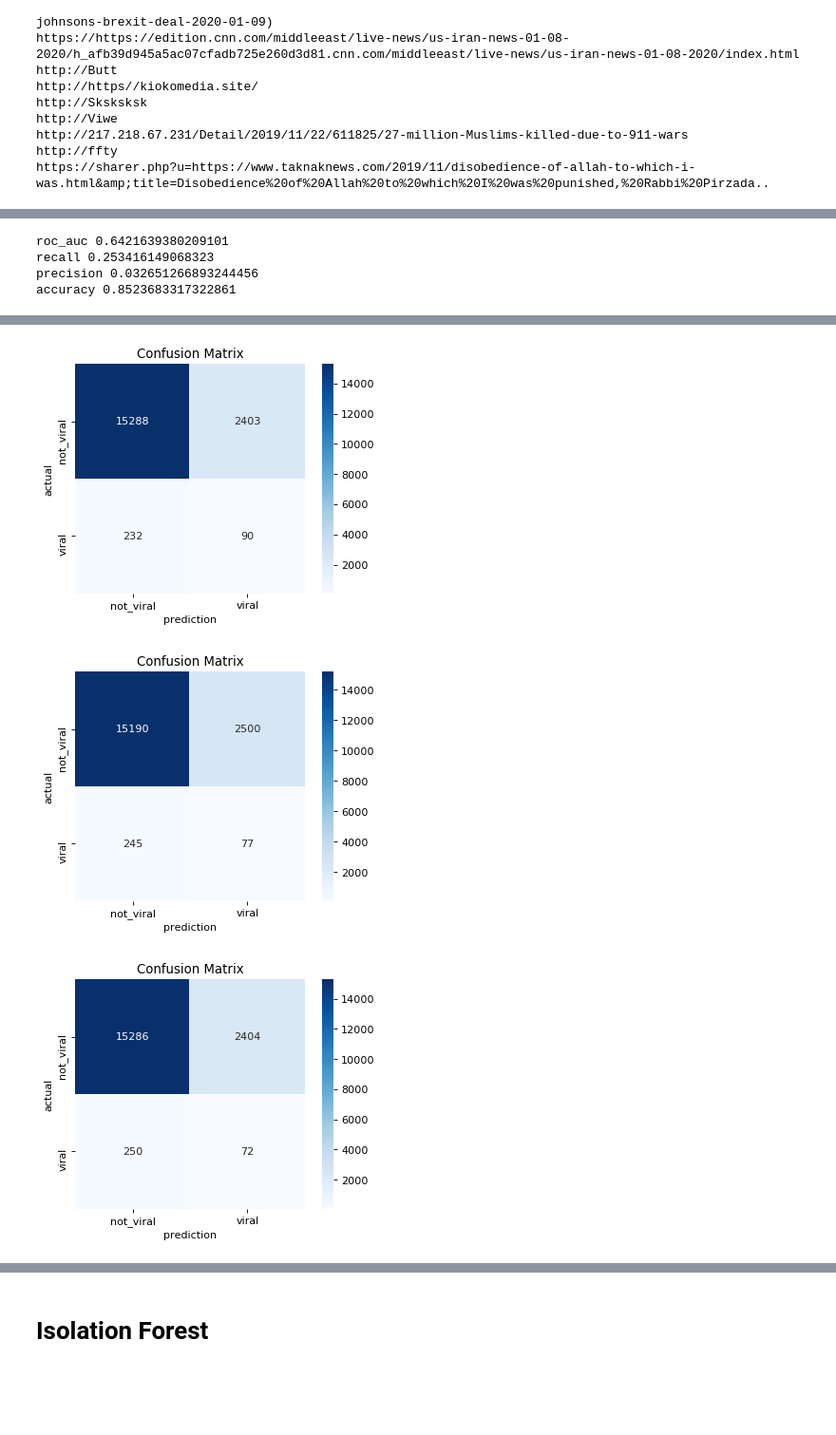
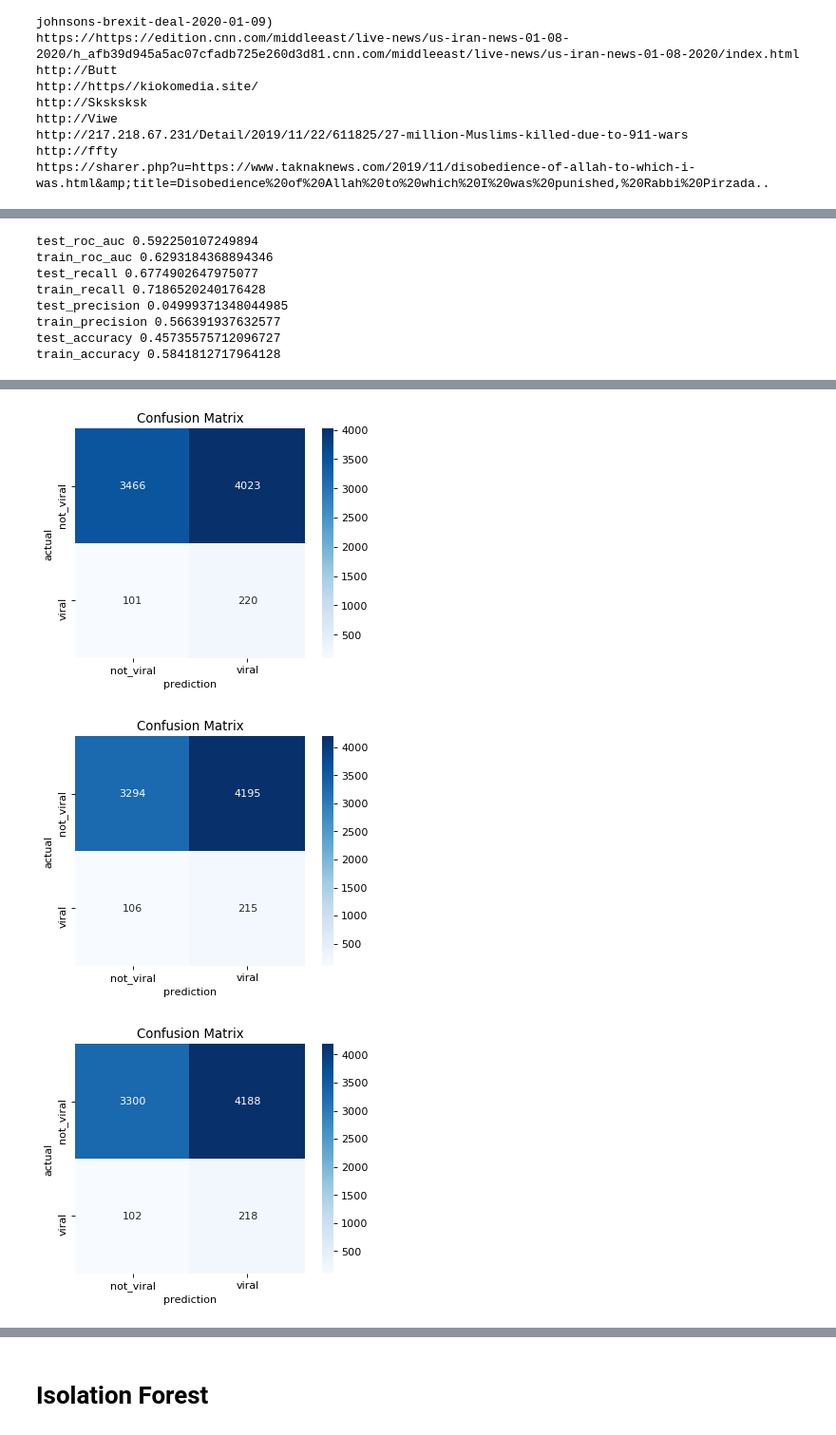
Before and after one commit to willyraedy/capstone, a Jupyter notebook: notebooks/Modeling.ipynb, the cells around one changed output, grey strips where cells are left out. Shown at 95% size. Drawn from its saved outputs; the diff is of its cells as text; code cells hidden in the pictures; blank space fills up the shorter version.

```diff
--- a/notebooks/Modeling.ipynb
+++ b/notebooks/Modeling.ipynb
@@ -318,7 +321,7 @@ def extract_tld(u):
 # %%
 all_posts['tld'] = all_posts.url.map(extract_tld)
 all_posts = all_posts[~all_posts.tld.isnull()]
-all_posts.sort_values('num_comments', ascending=False).drop_duplicates(subset=['url'])
+all_posts = all_posts.sort_values('num_comments', ascending=False).drop_duplicates(subset=['url'])
 
 merged_df = all_posts.merge(unique_media[['tld', 'us_media_source']], how='left', on='tld')
 # %% [output]
@@ -344,6 +347,8 @@ https://sharer.php?u=https://www.taknaknews.com/2019/11/disobedience-of-allah-to
 # %%
 merged_df['viral'] = merged_df.num_comments.map(lambda x: 1 if x > 300 else 0)
 merged_df['us_media_source'] = merged_df.us_media_source.fillna(False)
+# %%
+merged_df = merged_df[merged_df.num_comments > 1]
 # %%
 X_all, y_all = merged_df[[
 #     'commentCount',
@@ -362,15 +405,24 @@ cv_res = evaluation.cross_validate(
     X=X_train_all,
     y=y_train_all,
     scoring=rf_scoring,
-    fit_params=rf_params,
+    fit_params={
+        'n_estimators': 300,
+        'max_depth': 4,
+        'min_samples_leaf': 20,
+        'random_state': 42
+    },
     oversample=True,
     cv=5,
     show_conf_matrices=True,
-    threshold=.6
+    threshold=.5
 )
 print_results(cv_res, rf_scoring)
 # %% [output]
-roc_auc 0.6421639380209101
-recall 0.253416149068323
-precision 0.032651266893244456
-accuracy 0.8523683317322861
+test_roc_auc 0.592250107249894
+train_roc_auc 0.6293184368894346
+test_recall 0.6774902647975077
+train_recall 0.7186520240176428
+test_precision 0.04999371348044985
+train_precision 0.566391937632577
+test_accuracy 0.45735575712096727
+train_accuracy 0.5841812717964128
@@ -378,3 +430,3 @@ accuracy 0.8523683317322861
-[figure, old version]
+[figure, new version]
-[figure, old version]
+[figure, new version]
-[figure, old version]
+[figure, new version]
```
Also changed, not shown: parts of 31 cells of this notebook, 4 other files.
